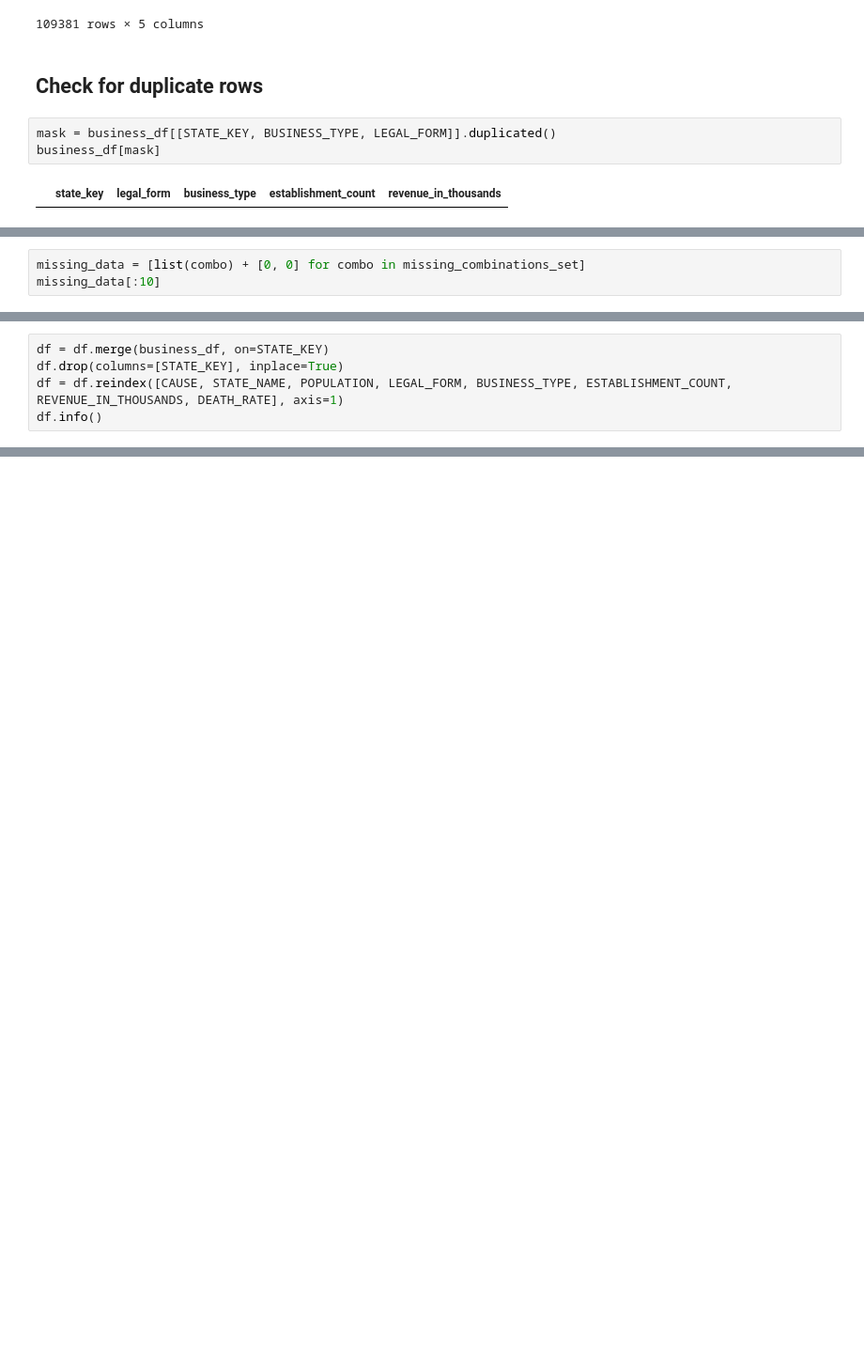
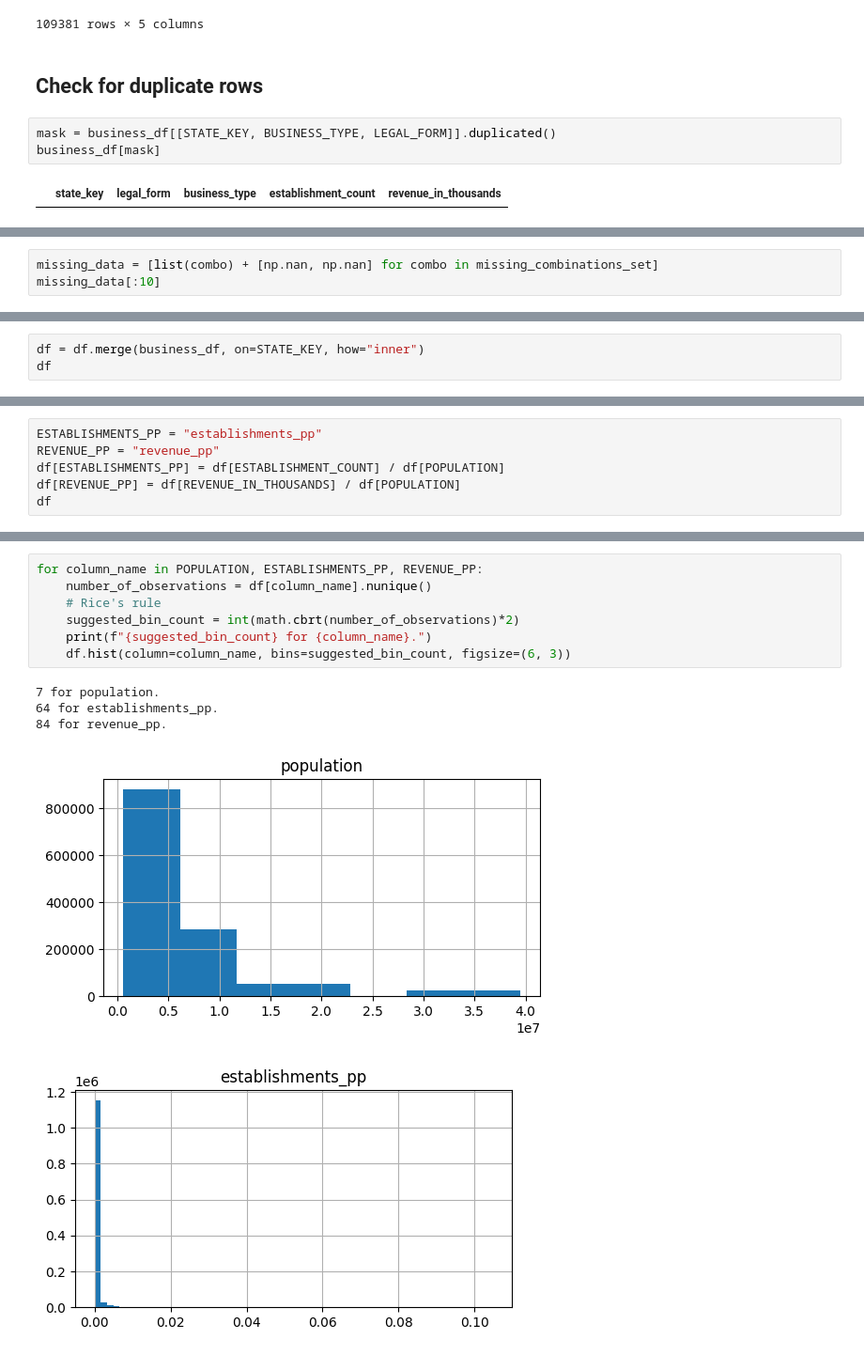
Before and after one commit to jsf80238/data_science, a Jupyter notebook: notebooks/death_rate.ipynb, the cells around one changed output, grey strips where cells are left out. Shown: that part at 94% size. Saved outputs shown, nothing was run; the diff lists cells and outputs as text; blank space fills up the shorter version.

```diff
--- a/notebooks/death_rate.ipynb
+++ b/notebooks/death_rate.ipynb
@@ -427,4 +458,4 @@ for i, item in enumerate(missing_combinations_set):
 # %%
-missing_data = [list(combo) + [0, 0] for combo in missing_combinations_set]
+missing_data = [list(combo) + [np.nan, np.nan] for combo in missing_combinations_set]
 missing_data[:10]
 # %% [output]
@@ -476,5 +506,0 @@ memory usage: 4.6+ MB
-# %%
-df = df.merge(business_df, on=STATE_KEY)
-df.drop(columns=[STATE_KEY], inplace=True)
-df = df.reindex([CAUSE, STATE_NAME, POPULATION, LEGAL_FORM, BUSINESS_TYPE, ESTABLISHMENT_COUNT, REVENUE_IN_THOUSANDS, DEATH_RATE], axis=1)
-df.info()
@@ -496,0 +509,3 @@ memory usage: 80.5+ MB
+# %%
+df = df.merge(business_df, on=STATE_KEY, how="inner")
+df
@@ -496,0 +531,6 @@ memory usage: 80.5+ MB
+# %%
+ESTABLISHMENTS_PP = "establishments_pp"
+REVENUE_PP = "revenue_pp"
+df[ESTABLISHMENTS_PP] = df[ESTABLISHMENT_COUNT] / df[POPULATION]
+df[REVENUE_PP] = df[REVENUE_IN_THOUSANDS] / df[POPULATION]
+df
@@ -501,0 +556,13 @@ Distribution plots
+# %%
+for column_name in POPULATION, ESTABLISHMENTS_PP, REVENUE_PP:
+    number_of_observations = df[column_name].nunique()
+    # Rice's rule
+    suggested_bin_count = int(math.cbrt(number_of_observations)*2)
+    print(f"{suggested_bin_count} for {column_name}.")
+    df.hist(column=column_name, bins=suggested_bin_count, figsize=(6, 3))
+# %% [output]
+7 for population.
+64 for establishments_pp.
+84 for revenue_pp.
+[figure, added]
+[figure, added]
```
Also changed, not shown: parts of 41 cells of this notebook.
